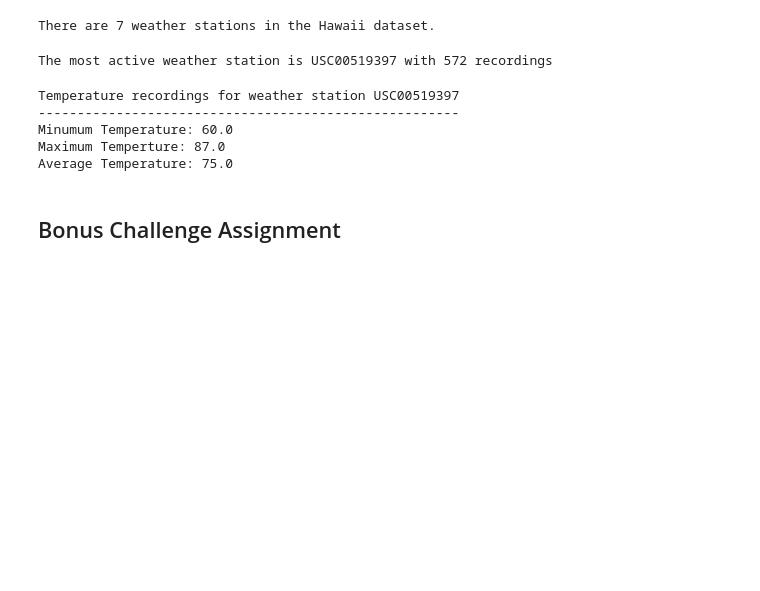
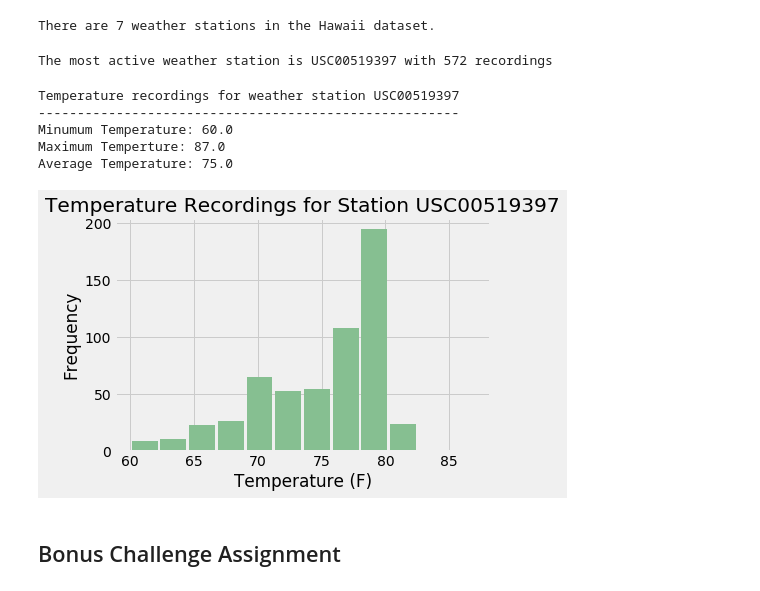
Before and after one commit to lilstarhunter/sqlalchemy-challenge, a Jupyter notebook: climate_starter.ipynb, the cells around one changed output. Cells and saved outputs as stored; diff of their text form; code cells hidden in the pictures; blank space fills up the shorter version.

```diff
--- a/climate_starter.ipynb
+++ b/climate_starter.ipynb
@@ -95,12 +165,12 @@ There are 7 weather stations in the Hawaii dataset.
 # %%
 # What are the most active stations? (i.e. what stations have the most rows)?
 # List the stations and the counts in descending order.
-stat_rain = one_df.groupby(["station"])\
-                    .count()["date"]\
+stat_top = one_df.groupby(["station"])\
+                    .count()["tobs"]\
                     .sort_values(ascending=False)
-stat_rain = pd.DataFrame(stat_rain).reset_index()
-top_station = stat_rain.iloc[0]["station"]
-top_counts = stat_rain.iloc[0]["date"]
+stat_top = pd.DataFrame(stat_top).reset_index()
+top_station = stat_top.iloc[0]["station"]
+top_counts = stat_top.iloc[0]["tobs"]
 
 print(f"The most active weather station is {top_station} with {top_counts} recordings")
 # %% [output]
@@ -149,6 +219,22 @@ Average Temperature: 75.0
 # %%
 # Choose the station with the highest number of temperature observations.
 # Query the last 12 months of temperature observation data for this station and plot the results as a histogram
+year_top_temp = session.query(measurement.date, measurement.tobs)\
+            .filter(measurement.date > one_year)\
+            .filter(measurement.station == top_station)
+year_top_temp = pd.DataFrame(year_top_temp)
+
+year_top_temp_hist = plt.hist(year_top_temp["tobs"], bins = 12,
+                      facecolor='#86bf91', zorder=2, rwidth=0.9)
+
+plt.xlabel("Temperature (F)")
+plt.ylabel("Frequency")
+plt.title(f"Temperature Recordings for Station {top_station}")
+plt.grid(True)
+plt.savefig("top_station_temp.png")
+plt.show()
+# %% [output]
+[figure, added]
 # %% [markdown]
 ## Bonus Challenge Assignment
 # %%
```
Also changed, not shown: parts of 12 cells of this notebook, 1 other file.
